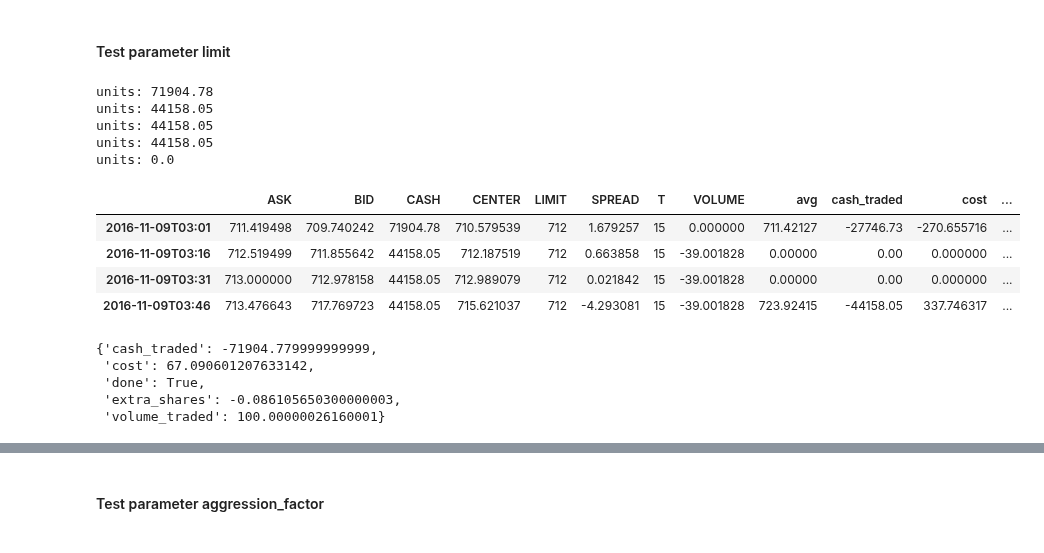
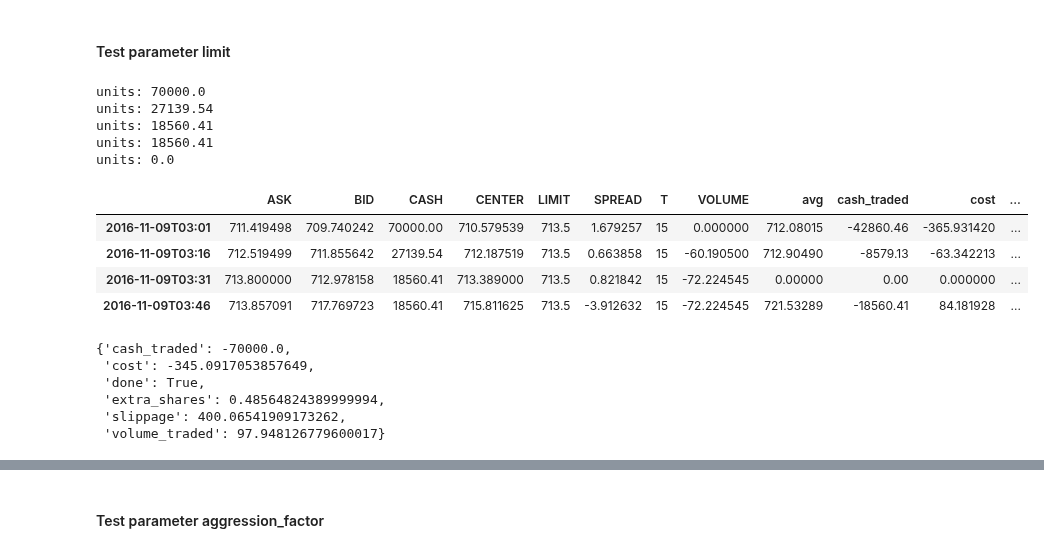
Before and after one commit to axelperschmann/orderbook_agent, a Jupyter notebook: orderbook_agent/notebooks/2_test_orderbookTrader.ipynb, the cells around one changed output, grey strips where cells are left out. Drawn from its saved outputs; the diff is of its cells as text; code cells hidden in the pictures.

```diff
--- a/orderbook_agent/notebooks/2_test_orderbookTrader.ipynb
+++ b/orderbook_agent/notebooks/2_test_orderbookTrader.ipynb
@@ -129,40 +130,41 @@ plot_episode(data[0], limits=[707], volume=70.875702212199997)
 # %%
 def test_trade(data, vol, consume, limit):
     P = 15
     T = 4
 
     ots = OrderbookTradingSimulator(orderbooks=data, volume=vol,
                                     tradingperiods=T, consume=consume, period_length=P)
     print("units:", ots.get_units_left())
     #init_shares = datasub[0].get_current_sharecount(cash=cash)
     for i in range(4):
         summary = ots.trade(limit=limit)
         print("units:", ots.get_units_left())
 
     display(ots.history)
     display(summary)
     #print(init_shares, init_shares-summary['traded'])
 
     return ots.history
 
 # test = test_trade(data=data_cresc[0], vol=100, consume='volume', limit=712)
-test = test_trade(data=data_cresc[0], vol=71904.78, consume='cash', limit=712)
+test = test_trade(data=data_cresc[0], vol=70000., consume='cash', limit=713.5)
 #test_trade(data=data_cresc[0], vol=100, cash=0, consume='volume')
 # %% [output]
-units: 71904.78
-units: 44158.05
-units: 44158.05
-units: 44158.05
+units: 70000.0
+units: 27139.54
+units: 18560.41
+units: 18560.41
 units: 0.0
 |  | ASK | BID | CASH | CENTER | LIMIT | SPREAD | T | VOLUME | avg | cash_traded | cost | ... |
-| 2016-11-09T03:01 | 711.419498 | 709.740242 | 71904.78 | 710.579539 | 712 | 1.679257 | 15 | 0.000000 | 711.42127 | -27746.73 | -270.655716 | ... |
-| 2016-11-09T03:16 | 712.519499 | 711.855642 | 44158.05 | 712.187519 | 712 | 0.663858 | 15 | -39.001828 | 0.00000 | 0.00 | 0.000000 | ... |
-| 2016-11-09T03:31 | 713.000000 | 712.978158 | 44158.05 | 712.989079 | 712 | 0.021842 | 15 | -39.001828 | 0.00000 | 0.00 | 0.000000 | ... |
-| 2016-11-09T03:46 | 713.476643 | 717.769723 | 44158.05 | 715.621037 | 712 | -4.293081 | 15 | -39.001828 | 723.92415 | -44158.05 | 337.746317 | ... |
+| 2016-11-09T03:01 | 711.419498 | 709.740242 | 70000.00 | 710.579539 | 713.5 | 1.679257 | 15 | 0.000000 | 712.08015 | -42860.46 | -365.931420 | ... |
+| 2016-11-09T03:16 | 712.519499 | 711.855642 | 27139.54 | 712.187519 | 713.5 | 0.663858 | 15 | -60.190500 | 712.90490 | -8579.13 | -63.342213 | ... |
+| 2016-11-09T03:31 | 713.800000 | 712.978158 | 18560.41 | 713.389000 | 713.5 | 0.821842 | 15 | -72.224545 | 0.00000 | 0.00 | 0.000000 | ... |
+| 2016-11-09T03:46 | 713.857091 | 717.769723 | 18560.41 | 715.811625 | 713.5 | -3.912632 | 15 | -72.224545 | 721.53289 | -18560.41 | 84.181928 | ... |
-{'cash_traded': -71904.779999999999,
- 'cost': 67.090601207633142,
+{'cash_traded': -70000.0,
+ 'cost': -345.0917053857649,
  'done': True,
- 'extra_shares': -0.086105650300000003,
- 'volume_traded': 100.00000026160001}
+ 'extra_shares': 0.48564824389999994,
+ 'slippage': 400.06541909173262,
+ 'volume_traded': 97.948126779600017}
 # %%
 test = test_trade(data=data_cresc[0], vol=71904.78, consume='cash', limit=712)
```
Also changed, not shown: parts of 2 cells of this notebook, 2 other files.
